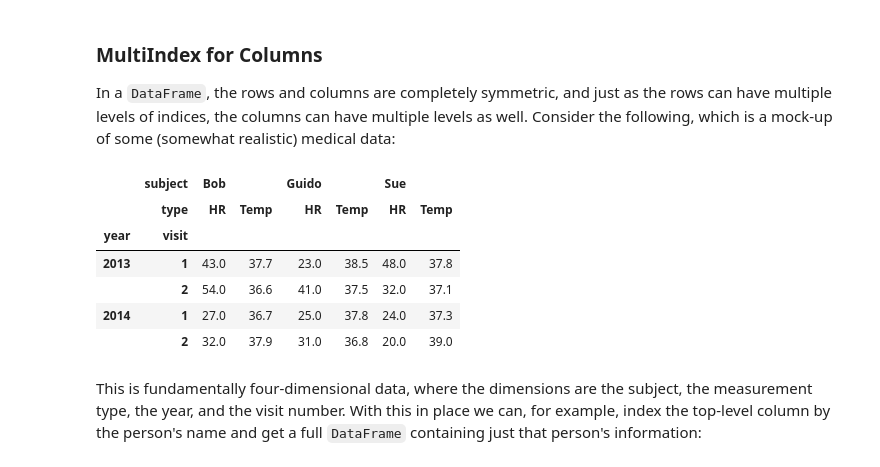
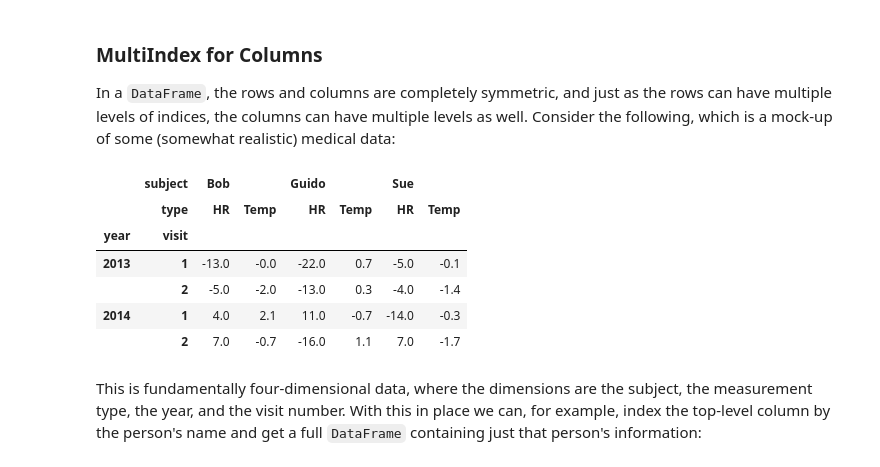
Before and after one commit to bertramwooster/PythonDataScienceHandbook, a Jupyter notebook: notebooks/03.05-Hierarchical-Indexing.ipynb, the cells around one changed output. Drawn from its saved outputs; the diff is of its cells as text; code cells hidden in the pictures.

```diff
--- a/notebooks/03.05-Hierarchical-Indexing.ipynb
+++ b/notebooks/03.05-Hierarchical-Indexing.ipynb
@@ -279,26 +286,26 @@ Consider the following, which is a mock-up of some (somewhat realistic) medical
 # %%
 # hierarchical indices and columns
 index = pd.MultiIndex.from_product([[2013, 2014], [1, 2]],
                                    names=['year', 'visit'])
 columns = pd.MultiIndex.from_product([['Bob', 'Guido', 'Sue'], ['HR', 'Temp']],
                                      names=['subject', 'type'])
 
 # mock some data
 data = np.round(np.random.randn(4, 6), 1)
 data[:, ::2] *= 10
-data += 37
+#data += 37
 
 # create the DataFrame
 health_data = pd.DataFrame(data, index=index, columns=columns)
 health_data
 # %% [output]
 |  | subject | Bob |  | Guido |  | Sue |  |
 |  | type | HR | Temp | HR | Temp | HR | Temp |
 | year | visit |  |  |  |  |  |  |
-| 2013 | 1 | 43.0 | 37.7 | 23.0 | 38.5 | 48.0 | 37.8 |
-|  | 2 | 54.0 | 36.6 | 41.0 | 37.5 | 32.0 | 37.1 |
-| 2014 | 1 | 27.0 | 36.7 | 25.0 | 37.8 | 24.0 | 37.3 |
-|  | 2 | 32.0 | 37.9 | 31.0 | 36.8 | 20.0 | 39.0 |
+| 2013 | 1 | -13.0 | -0.0 | -22.0 | 0.7 | -5.0 | -0.1 |
+|  | 2 | -5.0 | -2.0 | -13.0 | 0.3 | -4.0 | -1.4 |
+| 2014 | 1 | 4.0 | 2.1 | 11.0 | -0.7 | -14.0 | -0.3 |
+|  | 2 | 7.0 | -0.7 | -16.0 | 1.1 | 7.0 | -1.7 |
 # %% [markdown]
 This is fundamentally four-dimensional data, where the dimensions are the subject, the measurement type, the year, and the visit number.
 With this in place we can, for example, index the top-level column by the person's name and get a full `DataFrame` containing just that person's information:
```
Also changed, not shown: parts of 24 cells of this notebook.
